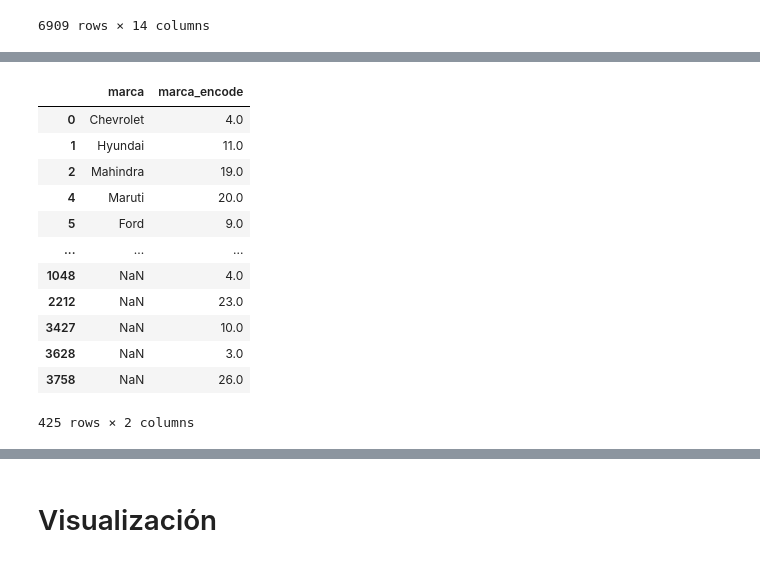
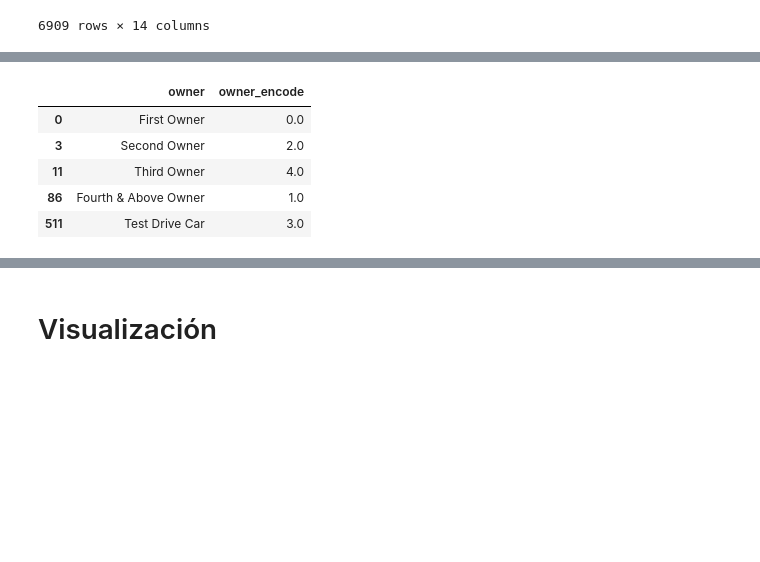
Before and after one commit to Sergio3d/CD-Core, a Jupyter notebook: tema3/practica_regresion.ipynb, the cells around one changed output, grey strips where cells are left out. Drawn from its saved outputs; the diff is of its cells as text; code cells hidden in the pictures; blank space fills up the shorter version.

Commit message:
encoded

```diff
--- a/tema3/practica_regresion.ipynb
+++ b/tema3/practica_regresion.ipynb
@@ -68,3 +68,6 @@ train_df['marca'] = train_df['name'].str.split().str[0]
 train_df['engine'] = train_df['engine'].str.split().str[0]
 train_df['max_power'] = train_df['max_power'].str.split().str[0]
 train_df['mileage'] = train_df['mileage'].str.split().str[0]
+train_df['RPM'] = train_df['torque'].str.split().str[1].str.replace("rpm", "")
+train_df['torque_encode'] = train_df['torque'].str.split().str[0].str.replace("Nm@", "")
+train_df
@@ -116,15 +133,8 @@ columns_to_encode = ['fuel', 'seller_type', 'owner', 'marca']
 encoded_dfs = []
 train_df.dropna(inplace=True)
 for column in columns_to_encode:
-    encoded_values = OrdinalEncoder().fit_transform(train_df[[column]])
-    train_df[column+'_encode'] = encoded_values
-    # df_encoded = pd.DataFrame(data=encoded_values, columns=[column+'_encode'])
-    # encoded_dfs.append(df_encoded)
-transmission = OneHotEncoder().fit_transform(train_df[['transmission']]).toarray()
-# df_transmission = pd.DataFrame(data = transmission, columns = ['Manual', 'Automatic'])
-# encoded_dfs.append(df_transmission)
-# Concatenar los DataFrames originales con los codificados
-# new_train_df = pd.concat([train_df] + encoded_dfs, axis=1)
+    train_df[column+'_encode'] = OrdinalEncoder().fit_transform(train_df[[column]])
+train_df[['Automatic','Manual']] = OneHotEncoder().fit_transform(train_df[['transmission']]).toarray()
 
 train_df
 # %% [output]
@@ -161,20 +154,13 @@ train_df
 # %%
 pd.set_option('display.max_rows', 100)
-new_train_df[['marca','marca_encode']].drop_duplicates()
+train_df[['owner','owner_encode']].drop_duplicates()
 # %% [output]
-|  | marca | marca_encode |
-| 0 | Chevrolet | 4.0 |
-| 1 | Hyundai | 11.0 |
-| 2 | Mahindra | 19.0 |
-| 4 | Maruti | 20.0 |
-| 5 | Ford | 9.0 |
-| ... | ... | ... |
-| 1048 | NaN | 4.0 |
-| 2212 | NaN | 23.0 |
-| 3427 | NaN | 10.0 |
-| 3628 | NaN | 3.0 |
-| 3758 | NaN | 26.0 |
+|  | owner | owner_encode |
+| 0 | First Owner | 0.0 |
+| 3 | Second Owner | 2.0 |
+| 11 | Third Owner | 4.0 |
+| 86 | Fourth & Above Owner | 1.0 |
+| 511 | Test Drive Car | 3.0 |
-425 rows × 2 columns
 # %%
 test_df
 # %% [output]
```
Also changed, not shown: parts of 3 cells of this notebook.
